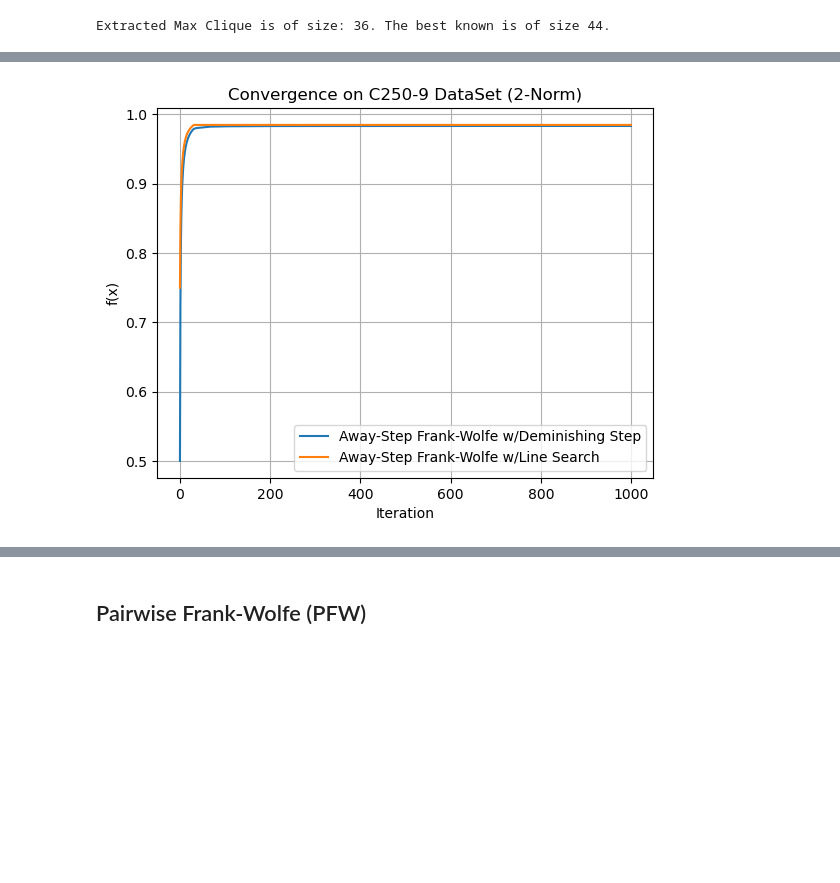
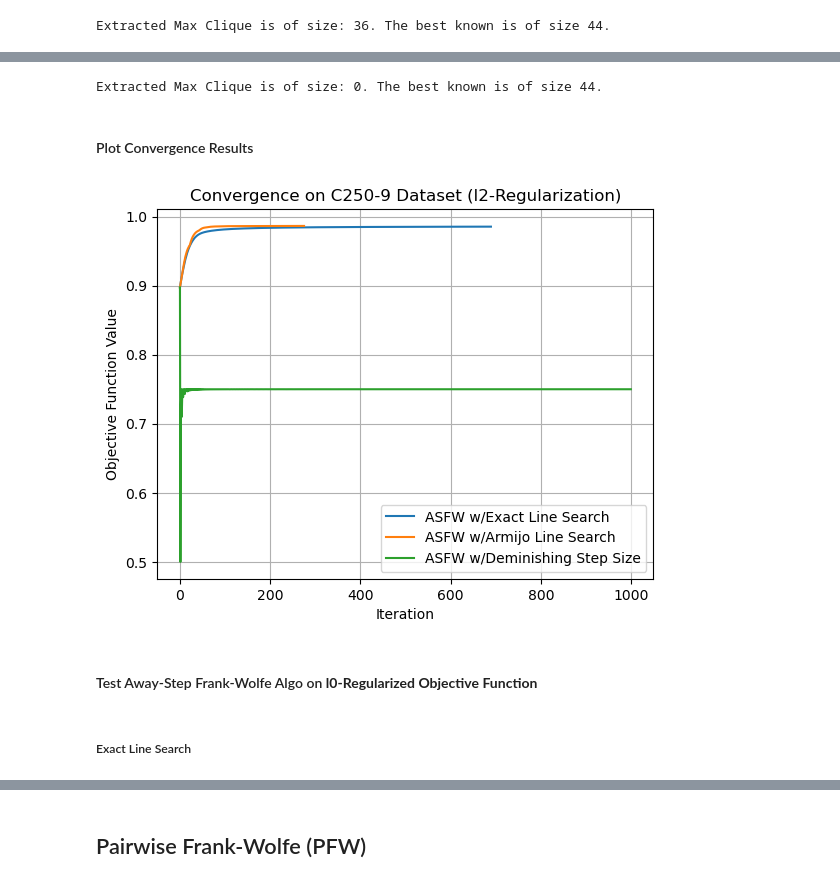
Before and after one commit to alisasnezskaia/Optimization-Clustering-FW, a Jupyter notebook: fw_algos.ipynb, the cells around one changed output, grey strips where cells are left out. Saved outputs shown, nothing was run; the diff lists cells and outputs as text; code cells hidden in the pictures; blank space fills up the shorter version.

```diff
--- a/fw_algos.ipynb
+++ b/fw_algos.ipynb
@@ -319,7 +337,7 @@ plt.show()
 ## Away-Step Frank-Wolfe Algorithm (ASFW)
 # %%
 # Frank-Wolfe Away-Step Algorithm
-def frank_wolfe_away_step(obj_func, grad_obj_func, A, num_iters, line_search=None, tol=1e-6, verbose=True):
+def away_step_frank_wolfe(obj_func, grad_obj_func, A, num_iters, line_search=None, tol=1e-6, verbose=True):
     n = A.shape[0]
     x = np.ones(n) / n
 
@@ -331,11 +349,11 @@ def frank_wolfe_away_step(obj_func, grad_obj_func, A, num_iters, line_search=Non
         grad = grad_obj_func(x, A)
         vertex_fw = LMO(-grad)
         direction_fw = vertex_fw - x
-        gap_fw = np.dot(grad, direction_fw)
+        gap_fw = np.dot(-grad, direction_fw)
 
-        vertex_as = away_step_vertex(x, grad)
+        vertex_as = away_step_vertex(x, -grad)
         direction_as = x - vertex_as
-        gap_as = np.dot(grad, direction_as)
+        gap_as = np.dot(-grad, direction_as)
 
         #if gap_fw <= epsilon:
            # return x, history
@@ -347,15 +365,17 @@ def frank_wolfe_away_step(obj_func, grad_obj_func, A, num_iters, line_search=Non
             direction = direction_as
             v_idx = np.argmax(x * (x > 0))
             alpha = x[v_idx]
-            max_step = 1.0 if np.isclose(alpha, 1.0) else alpha / (1 - alpha)
+            max_step = alpha / (1 - alpha + 1e-12)
 
         # Step size strategy
         if line_search =='exact':
             step = exact_line_search(lambda z: obj_func(z, A), x, direction, max_step)
-        if line_search == 'armijo':
-            step = armijo_line_search(obj_func, x, grad, initial_step = 1.0)
-        if line_search == 'demin':
-            step = 2 / (iter + 2)
+        elif line_search == 'armijo':
+            step = armijo_line_search(obj_func, x, grad, direction, initial_step = 1.0)
+        elif line_search == 'demin':
+            step = min(2 / (iter + 2), 1.0)
+        else:
+            step = min(1.0, max_step)
 
         # Update
         x += step * direction
@@ -377,5 +401,5 @@ def frank_wolfe_away_step(obj_func, grad_obj_func, A, num_iters, line_search=Non
 # %%
-x_opt_ASFW_exact_l2, history_ASFW_exact_l2 = frank_wolfe_away_step(obj_l2, grad_l2, A, num_iters=1000, line_search= 'exact')
+x_opt_ASFW_exact_l2, history_ASFW_exact_l2 = away_step_frank_wolfe(obj_l2, grad_l2, A, num_iters=1000, line_search= 'exact')
 # %% [output]
 Iter   1: f(x) = 0.902247, step = 0.0981
 Iter   2: f(x) = 0.905849, step = 0.0861
@@ -421,0 +428,2 @@ Iter 1000: f(x) = 0.984848, γ = 0.0000
+# %%
+x_opt_ASFW_armijo_l2, history_ASFW_armijo_l2 = away_step_frank_wolfe(obj_l2, grad_l2, A, num_iters=1000, line_search='armijo')
@@ -421,0 +455,2 @@ Iter 1000: f(x) = 0.984848, γ = 0.0000
+# %%
+x_opt_ASFW_demin_l2, history_ASFW_demin_l2 = away_step_frank_wolfe(obj_l2, grad_l2, A, num_iters=1000, line_search= 'demin')
@@ -422,11 +475,23 @@ Iter 1000: f(x) = 0.984848, γ = 0.0000
+# %%
+clique_ASFW_demin_l2, size_clique_ASFW_demin_l2 = extract_clique_from_solution(x_opt_ASFW_demin_l2, A)
+print(f'Extracted Max Clique is of size: {size_clique_ASFW_demin_l2}. The best known is of size 44.')
+# %% [output]
+Extracted Max Clique is of size: 0. The best known is of size 44.
+# %% [markdown]
+#### Plot Convergence Results
 # %%
-plt.plot(history_ASFW_fb, label='Away-Step Frank-Wolfe w/Deminishing Step')
-plt.plot(history_ASFW_fb_ls, label='Away-Step Frank-Wolfe w/Line Search')
+plt.plot(history_ASFW_exact_l2, label='ASFW w/Exact Line Search')
+plt.plot(history_ASFW_armijo_l2, label='ASFW w/Armijo Line Search')
+plt.plot(history_ASFW_demin_l2, label='ASFW w/Deminishing Step Size')
 plt.xlabel("Iteration")
-plt.ylabel("f(x)")
-plt.title("Convergence on C250-9 DataSet (2-Norm)")
+plt.ylabel("Objective Function Value")
+plt.title("Convergence on C250-9 Dataset (l2-Regularization)")
 plt.legend()
 plt.grid(True)
 plt.show()
 # %% [output]
-[figure, old version]
+[figure, new version]
+# %% [markdown]
+#### Test Away-Step Frank-Wolfe Algo on **l0-Regularized Objective Function**
+# %% [markdown]
+##### Exact Line Search
```
Also changed, not shown: parts of 27 cells of this notebook.
